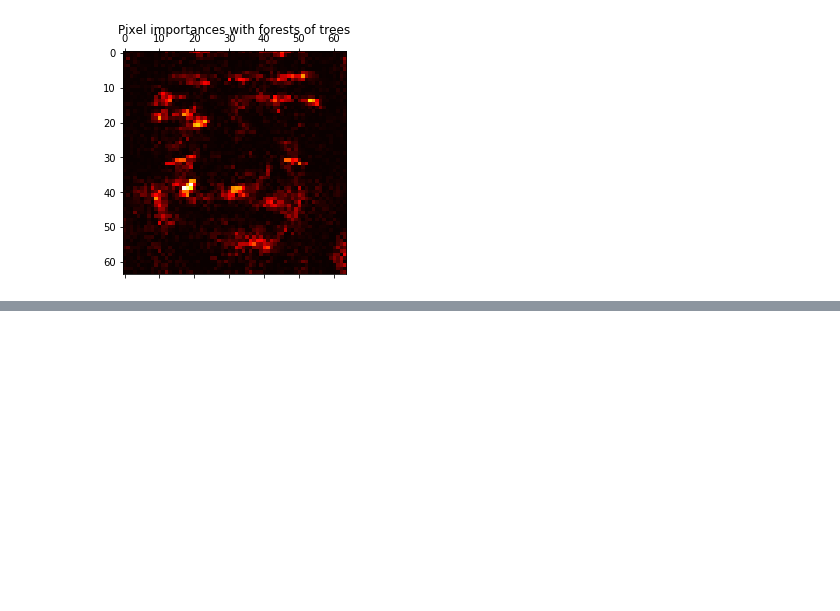
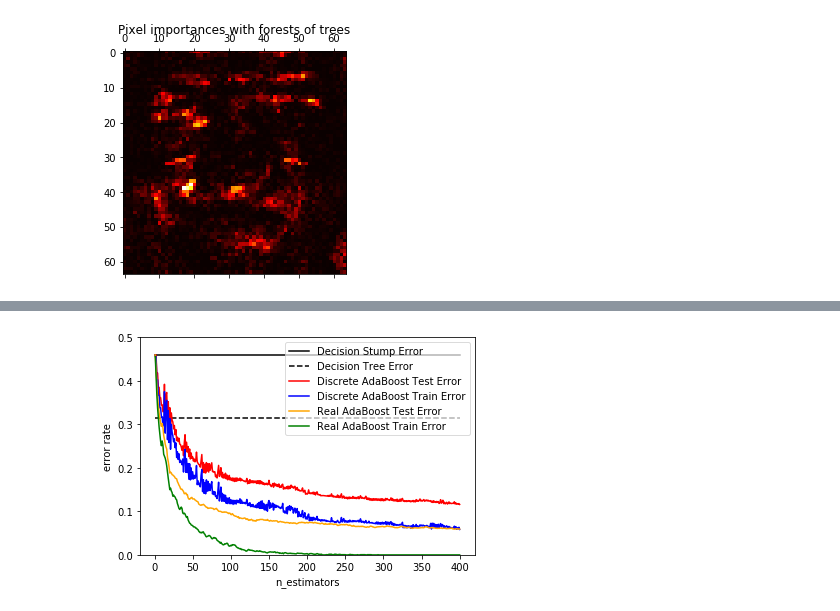
Before and after one commit to fanqingsong/code_snippet, a Jupyter notebook: sklearn/ensemble.ipynb, the cells around one changed output, grey strips where cells are left out. Saved outputs shown, nothing was run; the diff lists cells and outputs as text; code cells hidden in the pictures; blank space fills up the shorter version.

Commit message:
add emseble learning code

```diff
--- a/sklearn/ensemble.ipynb
+++ b/sklearn/ensemble.ipynb
@@ -342,3 +342,102 @@ downloading Olivetti faces from https://ndownloader.figshare.com/files/5976027 t
 Fitting ExtraTreesClassifier on faces data with 1 cores...
 done in 1.471s
 [figure]
+# %%
+print(__doc__)
+
+# Author: Peter Prettenhofer <peter.prettenhofer@gmail.com>,
+#         Noel Dawe <noel.dawe@gmail.com>
+#
+# License: BSD 3 clause
+
+import numpy as np
+import matplotlib.pyplot as plt
+
+from sklearn import datasets
+from sklearn.tree import DecisionTreeClassifier
+from sklearn.metrics import zero_one_loss
+from sklearn.ensemble import AdaBoostClassifier
+
+
+n_estimators = 400
+# A learning rate of 1. may not be optimal for both SAMME and SAMME.R
+learning_rate = 1.
+
+X, y = datasets.make_hastie_10_2(n_samples=12000, random_state=1)
+
+X_test, y_test = X[2000:], y[2000:]
+X_train, y_train = X[:2000], y[:2000]
+
+dt_stump = DecisionTreeClassifier(max_depth=1, min_samples_leaf=1)
+dt_stump.fit(X_train, y_train)
+dt_stump_err = 1.0 - dt_stump.score(X_test, y_test)
+
+dt = DecisionTreeClassifier(max_depth=9, min_samples_leaf=1)
+dt.fit(X_train, y_train)
+dt_err = 1.0 - dt.score(X_test, y_test)
+
+ada_discrete = AdaBoostClassifier(
+    base_estimator=dt_stump,
+    learning_rate=learning_rate,
+    n_estimators=n_estimators,
+    algorithm="SAMME")
+ada_discrete.fit(X_train, y_train)
+
+ada_real = AdaBoostClassifier(
+    base_estimator=dt_stump,
+    learning_rate=learning_rate,
+    n_estimators=n_estimators,
+    algorithm="SAMME.R")
+ada_real.fit(X_train, y_train)
+
+fig = plt.figure()
+ax = fig.add_subplot(111)
+
+ax.plot([1, n_estimators], [dt_stump_err] * 2, 'k-',
+        label='Decision Stump Error')
+ax.plot([1, n_estimators], [dt_err] * 2, 'k--',
+        label='Decision Tree Error')
+
+ada_discrete_err = np.zeros((n_estimators,))
+for i, y_pred in enumerate(ada_discrete.staged_predict(X_test)):
+    ada_discrete_err[i] = zero_one_loss(y_pred, y_test)
+
+ada_discrete_err_train = np.zeros((n_estimators,))
+for i, y_pred in enumerate(ada_discrete.staged_predict(X_train)):
+    ada_discrete_err_train[i] = zero_one_loss(y_pred, y_train)
+
+ada_real_err = np.zeros((n_estimators,))
+for i, y_pred in enumerate(ada_real.staged_predict(X_test)):
+    ada_real_err[i] = zero_one_loss(y_pred, y_test)
+
+ada_real_err_train = np.zeros((n_estimators,))
+for i, y_pred in enumerate(ada_real.staged_predict(X_train)):
+    ada_real_err_train[i] = zero_one_loss(y_pred, y_train)
+
+ax.plot(np.arange(n_estimators) + 1, ada_discrete_err,
+        label='Discrete AdaBoost Test Error',
+        color='red')
+ax.plot(np.arange(n_estimators) + 1, ada_discrete_err_train,
+        label='Discrete AdaBoost Train Error',
+        color='blue')
+ax.plot(np.arange(n_estimators) + 1, ada_real_err,
+        label='Real AdaBoost Test Error',
+        color='orange')
+ax.plot(np.arange(n_estimators) + 1, ada_real_err_train,
+        label='Real AdaBoost Train Error',
+        color='green')
+
+print(np.arange(3))
+print(np.arange(3)+1)
+
+print(ada_real_err)
+
+ax.set_ylim((0.0, 0.5))
+ax.set_xlabel('n_estimators')
+ax.set_ylabel('error rate')
+
+leg = ax.legend(loc='upper right', fancybox=True)
+leg.get_frame().set_alpha(0.7)
+
+plt.show()
+# %% [output]
@@ -344,0 +461 @@ done in 1.471s
+[figure, added]
```
Also changed, not shown: parts of 9 cells of this notebook.
